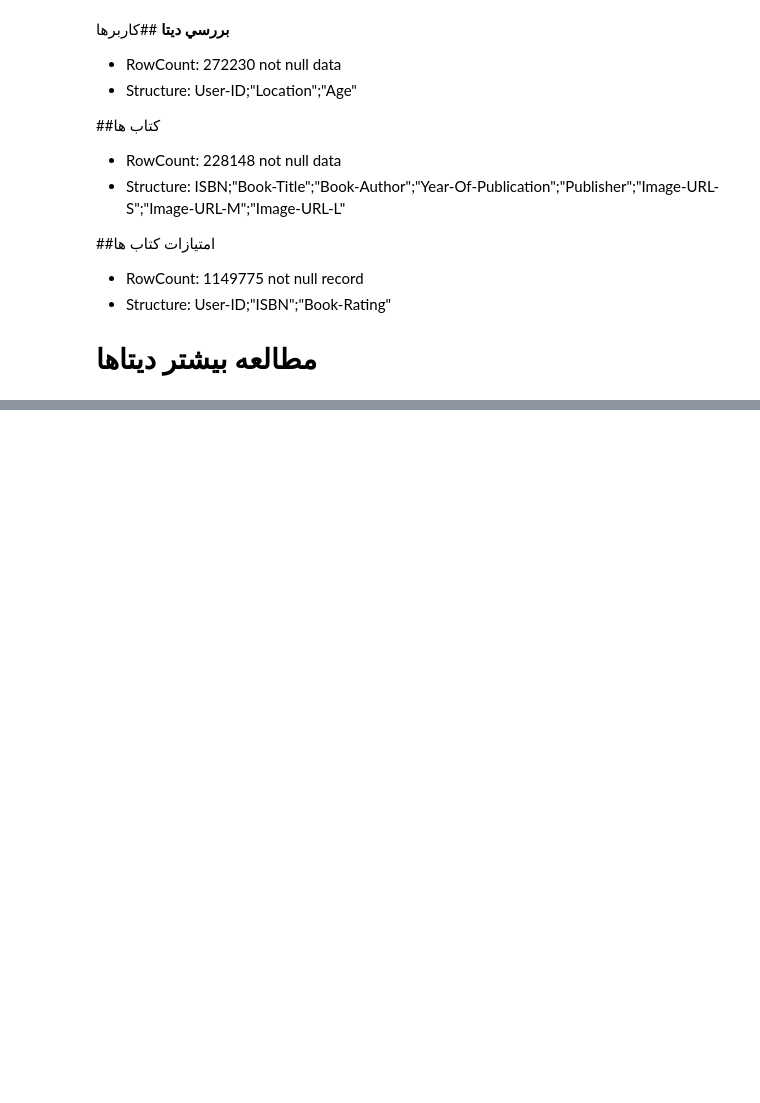
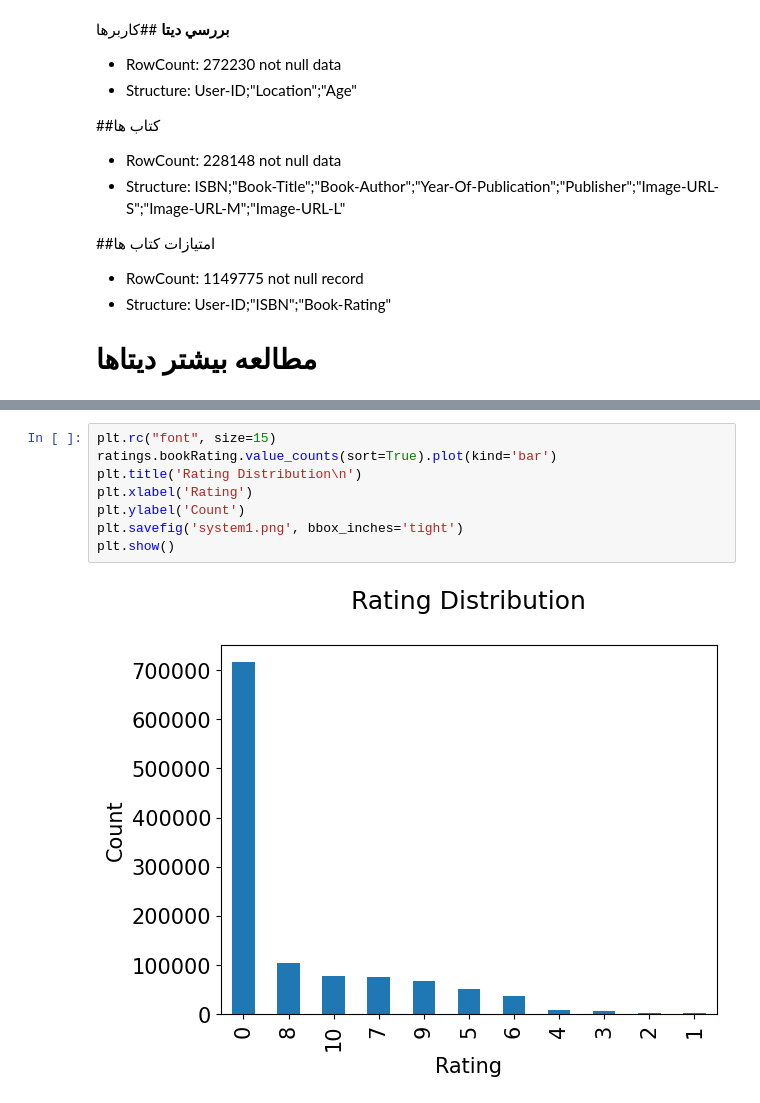
Before and after one commit to AmirNBA9/Binance.API.Csharp.Client, a Jupyter notebook: KNN_suggestionbook.ipynb, the cells around one changed output, grey strips where cells are left out. Cells and saved outputs as stored; diff of their text form; blank space fills up the shorter version.

```diff
--- a/KNN_suggestionbook.ipynb
+++ b/KNN_suggestionbook.ipynb
@@ -90,0 +79,10 @@ rating_books_sample.shape
+# %%
+plt.rc("font", size=15)
+ratings.bookRating.value_counts(sort=True).plot(kind='bar')
+plt.title('Rating Distribution\n')
+plt.xlabel('Rating')
+plt.ylabel('Count')
+plt.savefig('system1.png', bbox_inches='tight')
+plt.show()
+# %% [output]
+[figure, added]
```
Also changed, not shown: parts of 31 cells of this notebook.
